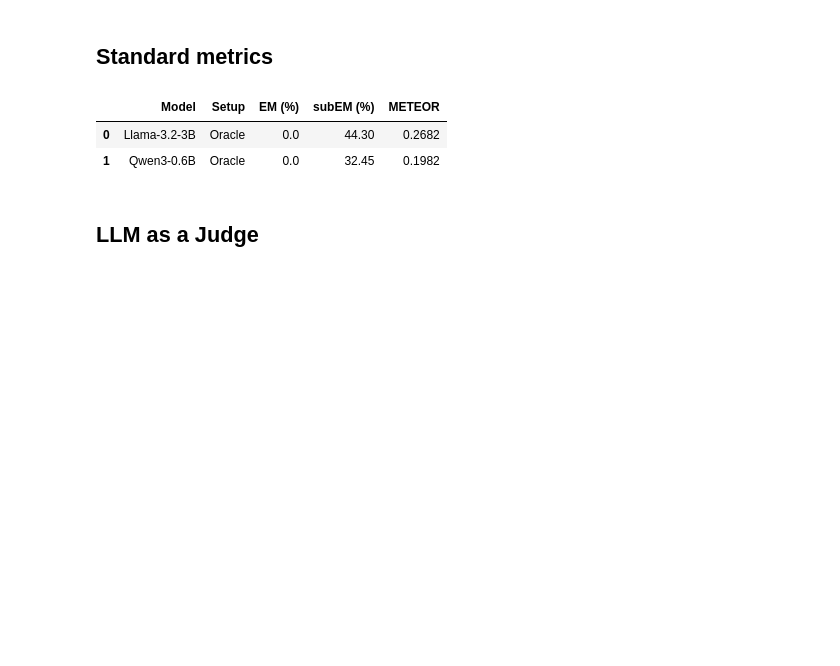
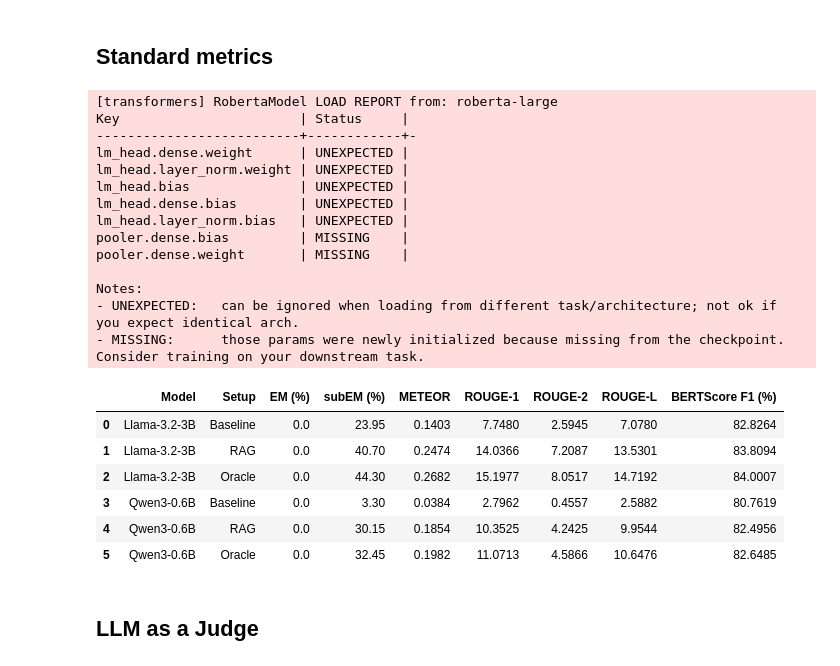
Before and after one commit to Matt12699/MNLP_Project_2026, a Jupyter notebook: HW2/augmented_generation.ipynb, the cells around one changed output. Saved outputs shown, nothing was run; the diff lists cells and outputs as text; code cells hidden in the pictures; blank space fills up the shorter version.

```diff
--- a/HW2/augmented_generation.ipynb
+++ b/HW2/augmented_generation.ipynb
@@ -656,6 +660,26 @@ def compute_meteor(generated, ground_truth):
         return 0.0
     return meteor_score.single_meteor_score(reference_tokens, hypothesis_tokens)
 
+# Calculate ROUGE-1, ROUGE-2, and ROUGE-L scores
+def compute_rouge(generated, ground_truth):
+    scorer = rouge_scorer.RougeScorer(['rouge1', 'rouge2', 'rougeL'], use_stemmer=True)
+    scores = scorer.score(
+        normalize_answer(ground_truth),
+        normalize_answer(generated)
+    )
+    return {
+        'ROUGE-1': scores['rouge1'].fmeasure * 100,
+        'ROUGE-2': scores['rouge2'].fmeasure * 100,
+        'ROUGE-L': scores['rougeL'].fmeasure * 100,
+    }
+
+# Calculate BERTScore F1 score
+scorer = BERTScorer(model_type="roberta-large")
+def compute_bert_score(generated_list, ground_truth_list, scorer_obj):
+    _, _, F1 = scorer_obj.score(generated_list, ground_truth_list, verbose=False)
+    bert_f1_avg = F1.mean().item()
+    return bert_f1_avg
+
 
 # Computing metrics for a given set of predictions and the corresponding dataset
 def evaluate_metrics(predictions_dict, dataset):
@@ -666,44 +690,78 @@ def evaluate_metrics(predictions_dict, dataset):
     em_count = 0
     sub_em_count= 0
     total_meteor= 0.0
+    rouge1_total = 0.0
+    rouge2_total = 0.0
+    rougeL_total = 0.0
+    generated_list    = []
+    ground_truth_list = []
     total = len(dataset)
 
     for pred in predictions_dict.values():
         generated = pred.get('generated_answer', '')
         truth = ground_truths.get(pred['query_id'], '')
+        generated_list.append(generated)
+        ground_truth_list.append(truth)
 
         em_count += compute_em(generated, truth)
         sub_em_count += compute_sub_em(generated, truth)
         total_meteor += compute_meteor(generated, truth)
+        rouge_scores = compute_rouge(generated, truth)
+        rouge1_total += rouge_scores['ROUGE-1']
+        rouge2_total += rouge_scores['ROUGE-2']
+        rougeL_total += rouge_scores['ROUGE-L']
 
+    bert_f1 = compute_bert_score(generated_list, ground_truth_list, scorer)
     results = {
         "EM (%)": (em_count / total) * 100,
         "subEM (%)": (sub_em_count / total) * 100,
         "METEOR": total_meteor / total,
+        "ROUGE-1": rouge1_total / total,
+        "ROUGE-2": rouge2_total / total,
+        "ROUGE-L": rougeL_total / total,
+        "BERTScore F1 (%)": bert_f1 * 100,
     }
 
     return results
 
 # Collect results and build the final DataFrame
 summary_data = [
     {"Model": "Llama-3.2-3B", "Setup": "Baseline", **evaluate_metrics(Llama_baseline_test_answers, test)},
     {"Model": "Llama-3.2-3B", "Setup": "RAG",      **evaluate_metrics(Llama_RAG_test_answers, test)},
     {"Model": "Llama-3.2-3B", "Setup": "Oracle",   **evaluate_metrics(Llama_Oracle_test_answers, test)},
 
     {"Model": "Qwen3-0.6B",   "Setup": "Baseline", **evaluate_metrics(Qwen_baseline_test_answers, test)},
     {"Model": "Qwen3-0.6B",   "Setup": "RAG",      **evaluate_metrics(Qwen_RAG_test_answers, test)},
     {"Model": "Qwen3-0.6B",   "Setup": "Oracle",   **evaluate_metrics(Qwen_Oracle_test_answers, test)}
 ]
 
 # Format and display the table
 df_results = pd.DataFrame(summary_data)
-df_results = df_results.round({"EM (%)": 4, "subEM (%)": 4, "METEOR": 4})
+df_results = df_results.round({"EM (%)": 4, "subEM (%)": 4, "METEOR": 4, "ROUGE-1": 4, "ROUGE-2": 4, "ROUGE-L": 4, "BERTScore F1 (%)": 4})
 
 display(df_results)
 # %% [output]
+[transformers] RobertaModel LOAD REPORT from: roberta-large
+Key                       | Status     |
+--------------------------+------------+-
+lm_head.dense.weight      | UNEXPECTED |
+lm_head.layer_norm.weight | UNEXPECTED |
+lm_head.bias              | UNEXPECTED |
+lm_head.dense.bias        | UNEXPECTED |
+lm_head.layer_norm.bias   | UNEXPECTED |
+pooler.dense.bias         | MISSING    |
+pooler.dense.weight       | MISSING    |
+
+Notes:
+- UNEXPECTED:   can be ignored when loading from different task/architecture; not ok if you expect identical arch.
+- MISSING:      those params were newly initialized because missing from the checkpoint. Consider training on your downstream task.
-|  | Model | Setup | EM (%) | subEM (%) | METEOR |
-| 0 | Llama-3.2-3B | Oracle | 0.0 | 44.30 | 0.2682 |
-| 1 | Qwen3-0.6B | Oracle | 0.0 | 32.45 | 0.1982 |
+|  | Model | Setup | EM (%) | subEM (%) | METEOR | ROUGE-1 | ROUGE-2 | ROUGE-L | BERTScore F1 (%) |
+| 0 | Llama-3.2-3B | Baseline | 0.0 | 23.95 | 0.1403 | 7.7480 | 2.5945 | 7.0780 | 82.8264 |
+| 1 | Llama-3.2-3B | RAG | 0.0 | 40.70 | 0.2474 | 14.0366 | 7.2087 | 13.5301 | 83.8094 |
+| 2 | Llama-3.2-3B | Oracle | 0.0 | 44.30 | 0.2682 | 15.1977 | 8.0517 | 14.7192 | 84.0007 |
+| 3 | Qwen3-0.6B | Baseline | 0.0 | 3.30 | 0.0384 | 2.7962 | 0.4557 | 2.5882 | 80.7619 |
+| 4 | Qwen3-0.6B | RAG | 0.0 | 30.15 | 0.1854 | 10.3525 | 4.2425 | 9.9544 | 82.4956 |
+| 5 | Qwen3-0.6B | Oracle | 0.0 | 32.45 | 0.1982 | 11.0713 | 4.5866 | 10.6476 | 82.6485 |
 # %% [markdown]
 ## **LLM as a Judge**
 # %% [markdown]
```
Also changed, not shown: parts of 8 cells of this notebook.
